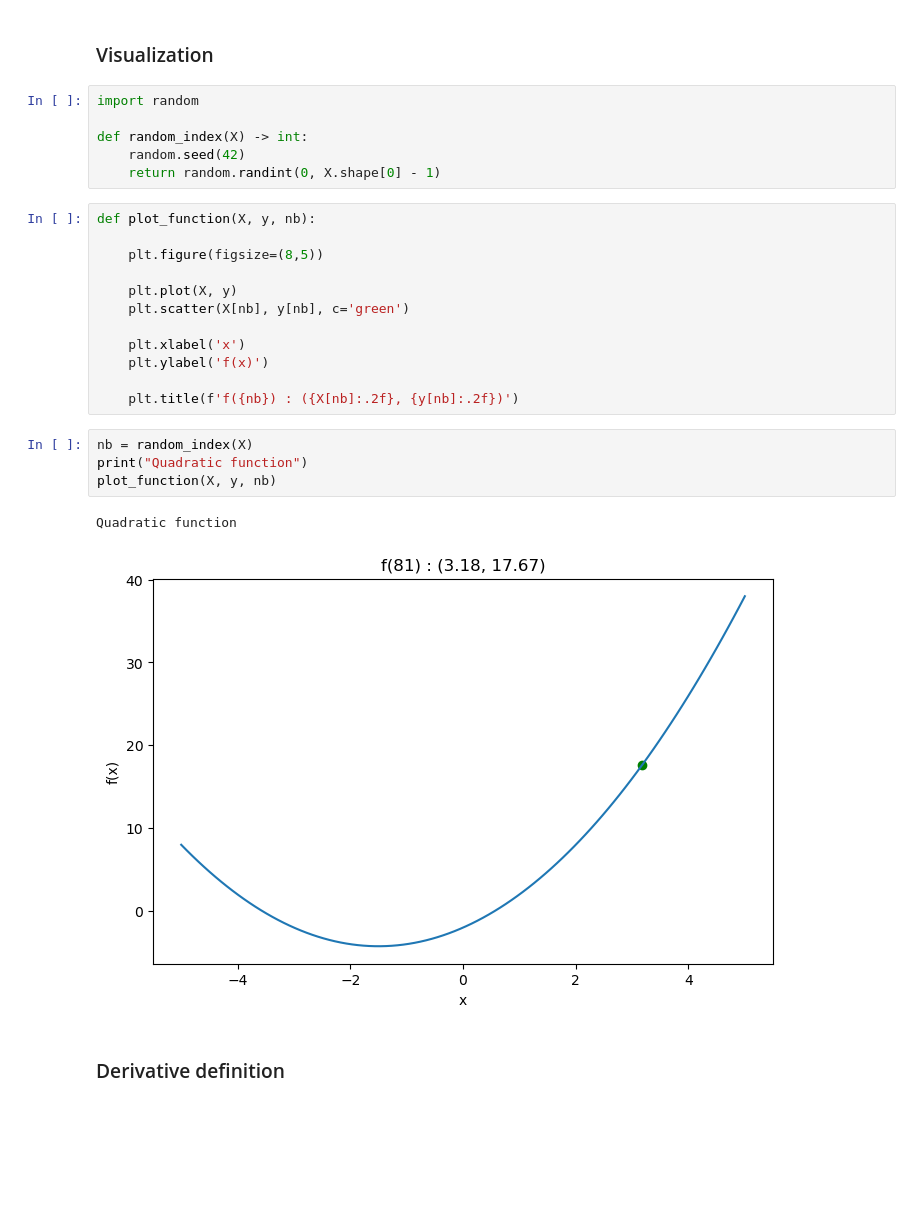
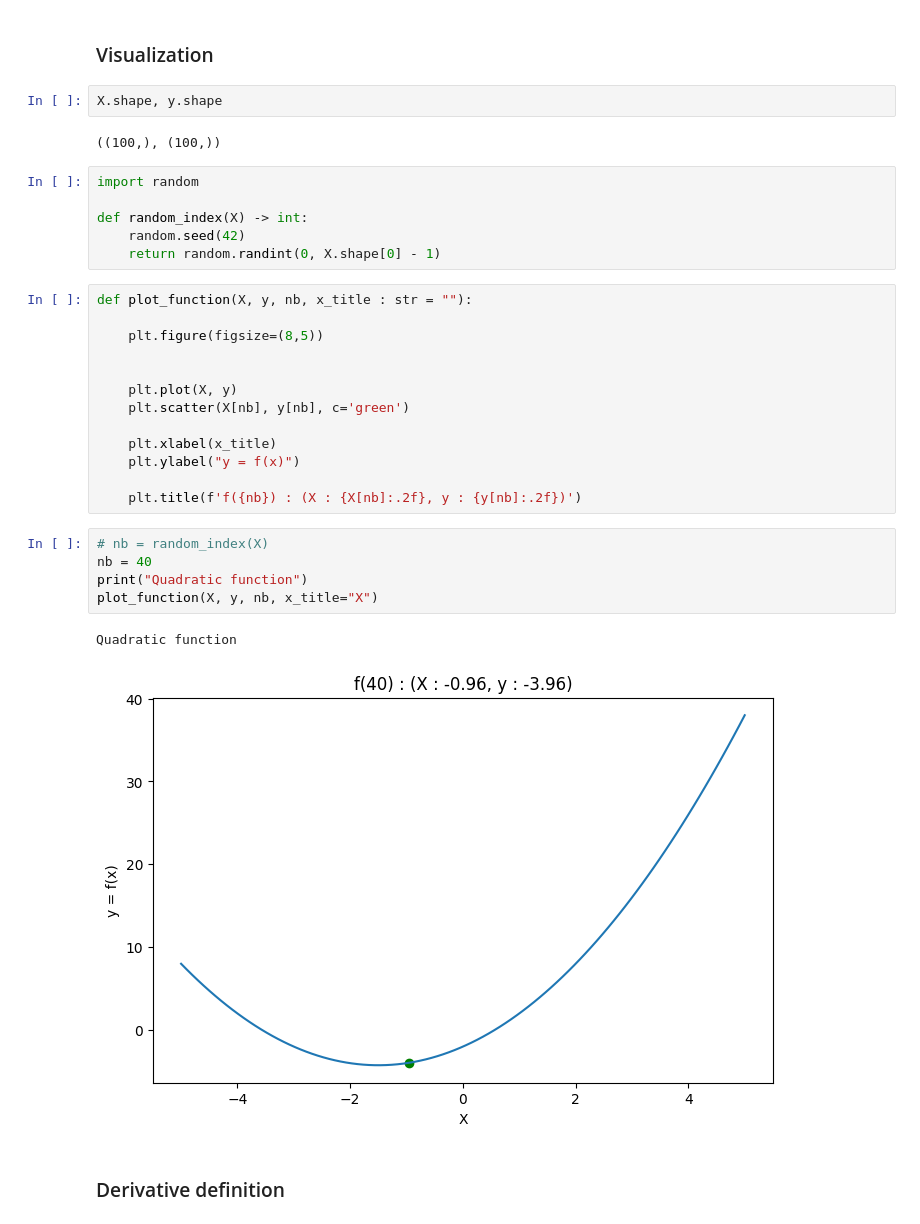
Before and after one commit to widium/Mini-AutoGradient-Engine, a Jupyter notebook: autograd_v1.ipynb, the cells around one changed output. Saved outputs shown, nothing was run; the diff lists cells and outputs as text; blank space fills up the shorter version.

```diff
--- a/autograd_v1.ipynb
+++ b/autograd_v1.ipynb
@@ -25,6 +25,10 @@ X = np.linspace(-5, 5, 100)
 y = f(X)
 # %% [markdown]
 ### Visualization
+# %%
+X.shape, y.shape
+# %% [output]
+((100,), (100,))
 # %%
 import random
 
@@ -32,24 +36,26 @@ def random_index(X) -> int:
     random.seed(42)
     return random.randint(0, X.shape[0] - 1)
 # %%
-def plot_function(X, y, nb):
+def plot_function(X, y, nb, x_title : str = ""):
 
     plt.figure(figsize=(8,5))
+
 
     plt.plot(X, y)
     plt.scatter(X[nb], y[nb], c='green')
 
-    plt.xlabel('x')
-    plt.ylabel('f(x)')
+    plt.xlabel(x_title)
+    plt.ylabel("y = f(x)")
 
-    plt.title(f'f({nb}) : ({X[nb]:.2f}, {y[nb]:.2f})')
+    plt.title(f'f({nb}) : (X : {X[nb]:.2f}, y : {y[nb]:.2f})')
 # %%
-nb = random_index(X)
+# nb = random_index(X)
+nb = 40
 print("Quadratic function")
-plot_function(X, y, nb)
+plot_function(X, y, nb, x_title="X")
 # %% [output]
 Quadratic function
-[figure, old version]
+[figure, new version]
 # %% [markdown]
 ### Derivative definition
 # %%
```
Also changed, not shown: parts of 5 cells of this notebook, 3 other files.
